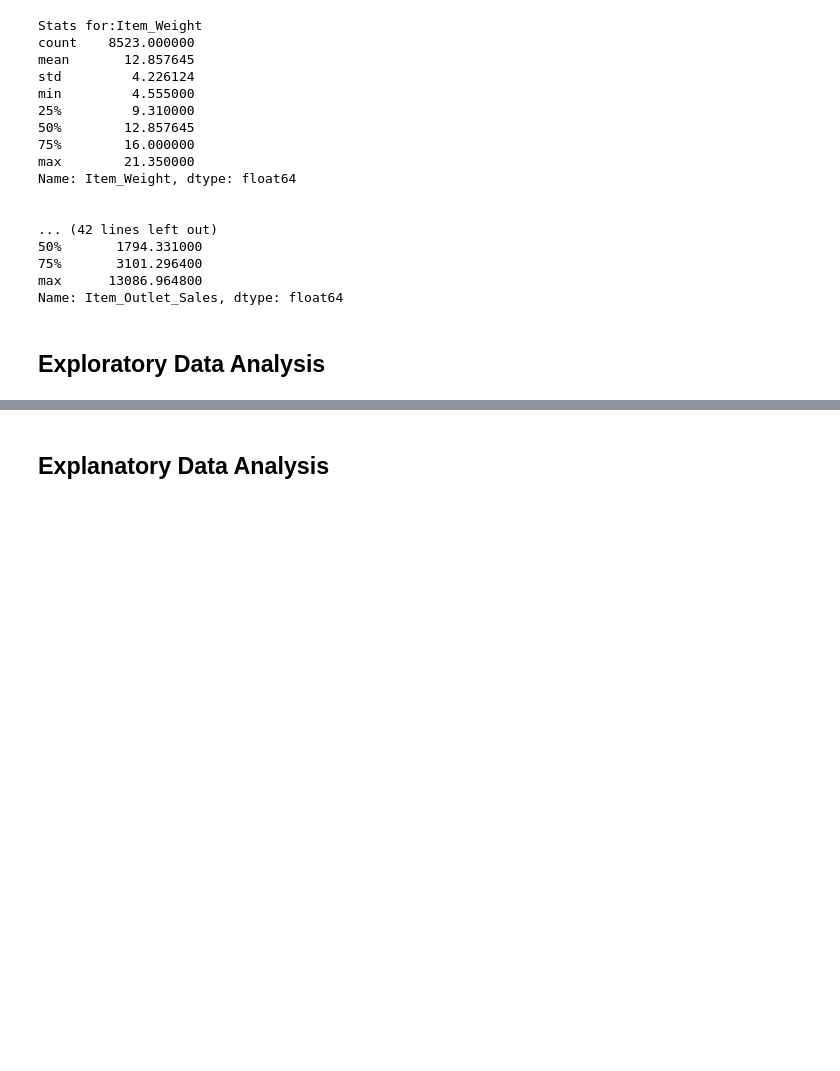
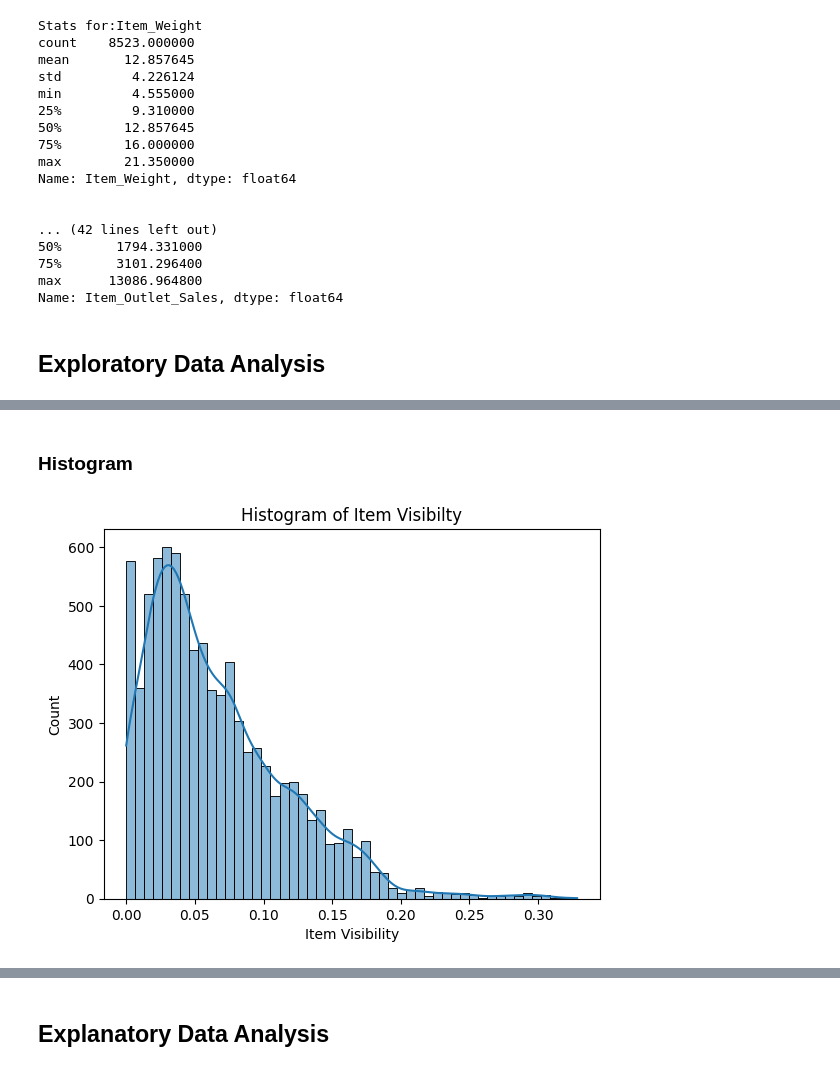
Before and after one commit to chrishunt11/Sales-Prediction-Model, a Jupyter notebook: Prediction_of_Product_Sales.ipynb, the cells around one changed output, grey strips where cells are left out. Cells and saved outputs as stored; diff of their text form; code cells hidden in the pictures; blank space fills up the shorter version.

```diff
--- a/Prediction_of_Product_Sales.ipynb
+++ b/Prediction_of_Product_Sales.ipynb
@@ -337,0 +362,12 @@ Name: Item_Outlet_Sales, dtype: float64
+# %% [markdown]
+### Histogram
+# %%
+# Creating a histogram of Item Visibility
+ax = sns.histplot(data=df, x='Item_Visibility', kde=True)
+
+# setting the title, xlabel, and ylabel
+ax.set_title('Histogram of Item Visibilty');
+ax.set_xlabel('Item Visibility')
+ax.set_ylabel('Count');
+# %% [output]
+[figure, added]
```
Also changed, not shown: parts of 26 cells of this notebook.
